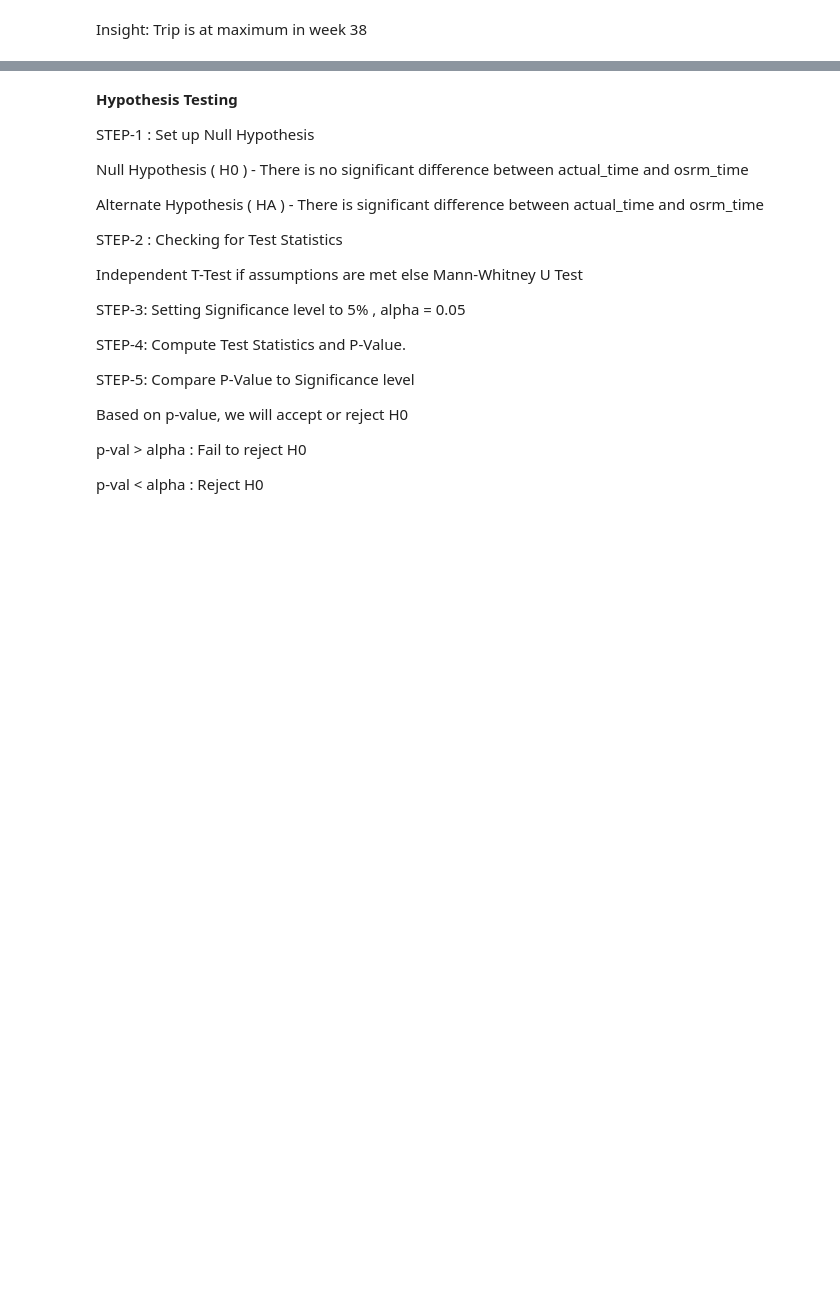
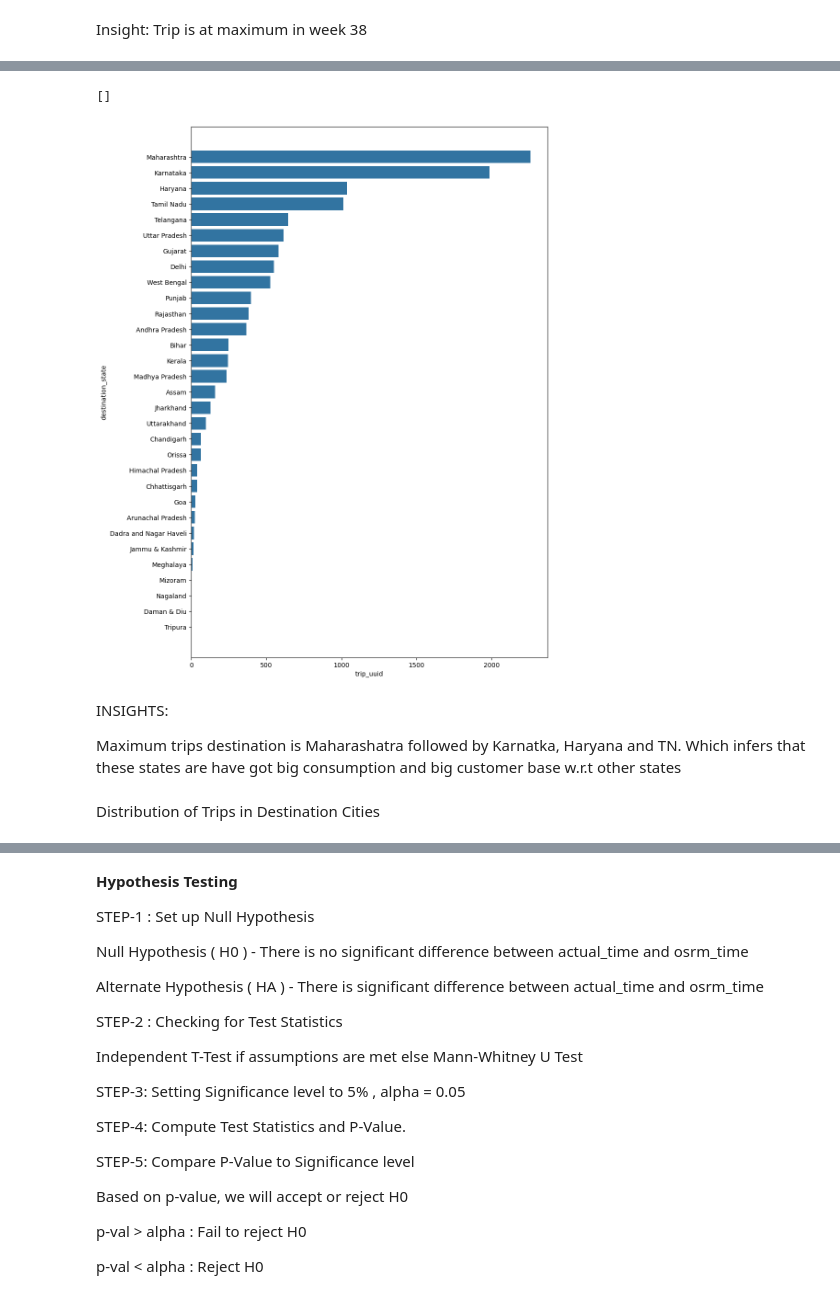
Before and after one commit to Karti1313/DataScience_projects, a Jupyter notebook: Delhivery_project.ipynb, the cells around one changed output, grey strips where cells are left out. Cells and saved outputs as stored; diff of their text form; code cells hidden in the pictures; blank space fills up the shorter version.

```diff
--- a/Delhivery_project.ipynb
+++ b/Delhivery_project.ipynb
@@ -794,0 +860,5 @@ Trip is at maximum in week 38
+# %%
+df_destination_state = df2.groupby(by = 'destination_state')['trip_uuid'].count().to_frame().reset_index()
+df_destination_state['perc'] = np.round(df_destination_state['trip_uuid'] * 100/ df_destination_state['trip_uuid'].sum(), 2)
+df_destination_state = df_destination_state.sort_values(by = 'trip_uuid', ascending = False)
+df_destination_state.head()
@@ -794,0 +872,15 @@ Trip is at maximum in week 38
+# %%
+plt.figure(figsize = (10, 15))
+sns.barplot(data = df_destination_state,
+            x = df_destination_state['trip_uuid'],
+            y = df_destination_state['destination_state'])
+plt.plot()
+# %% [output]
+[]
+[figure, added]
+# %% [markdown]
+INSIGHTS:
+
+Maximum trips destination is Maharashatra followed by Karnatka, Haryana and TN. Which infers that these states are have got big consumption and big customer base w.r.t other states
+# %% [markdown]
+Distribution of Trips in Destination Cities
```
Also changed, not shown: parts of 24 cells of this notebook.
